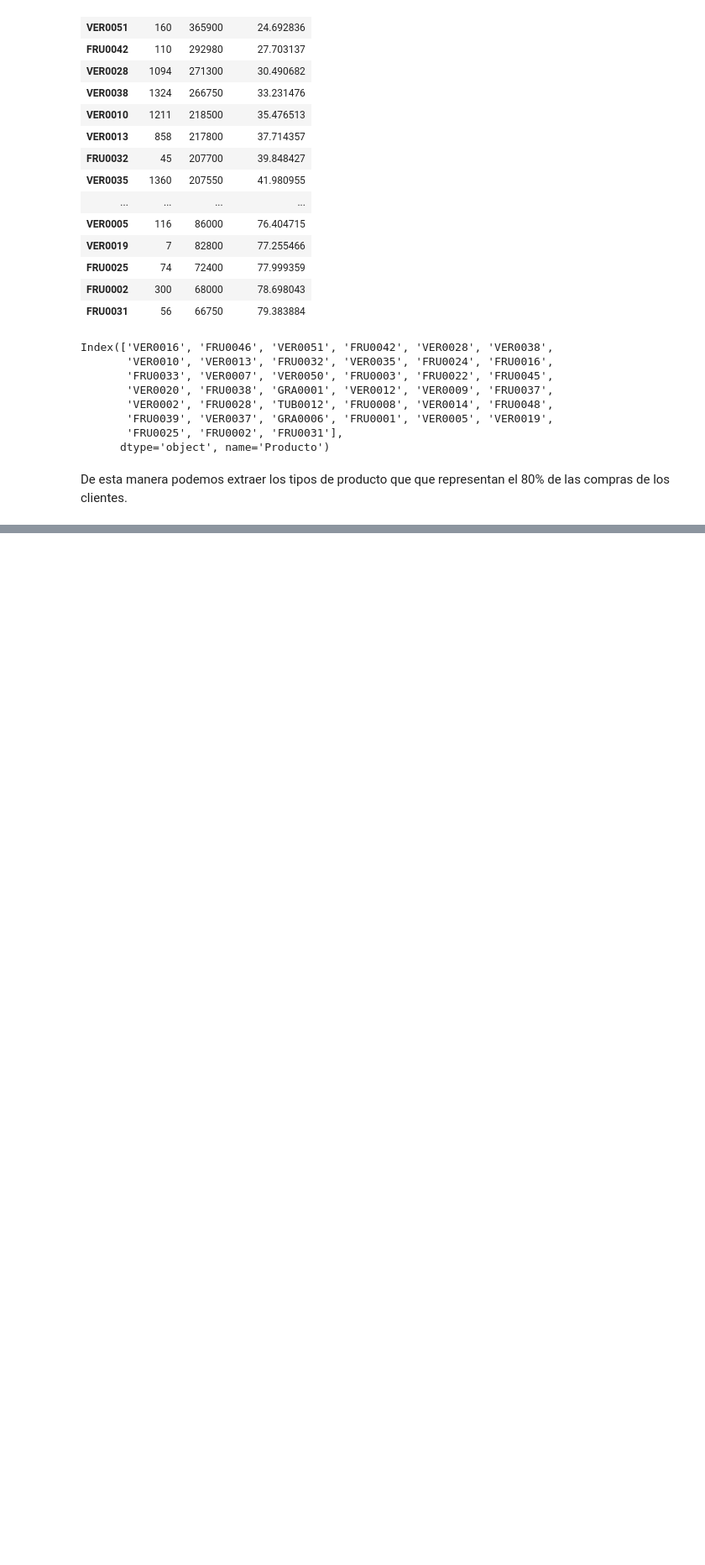
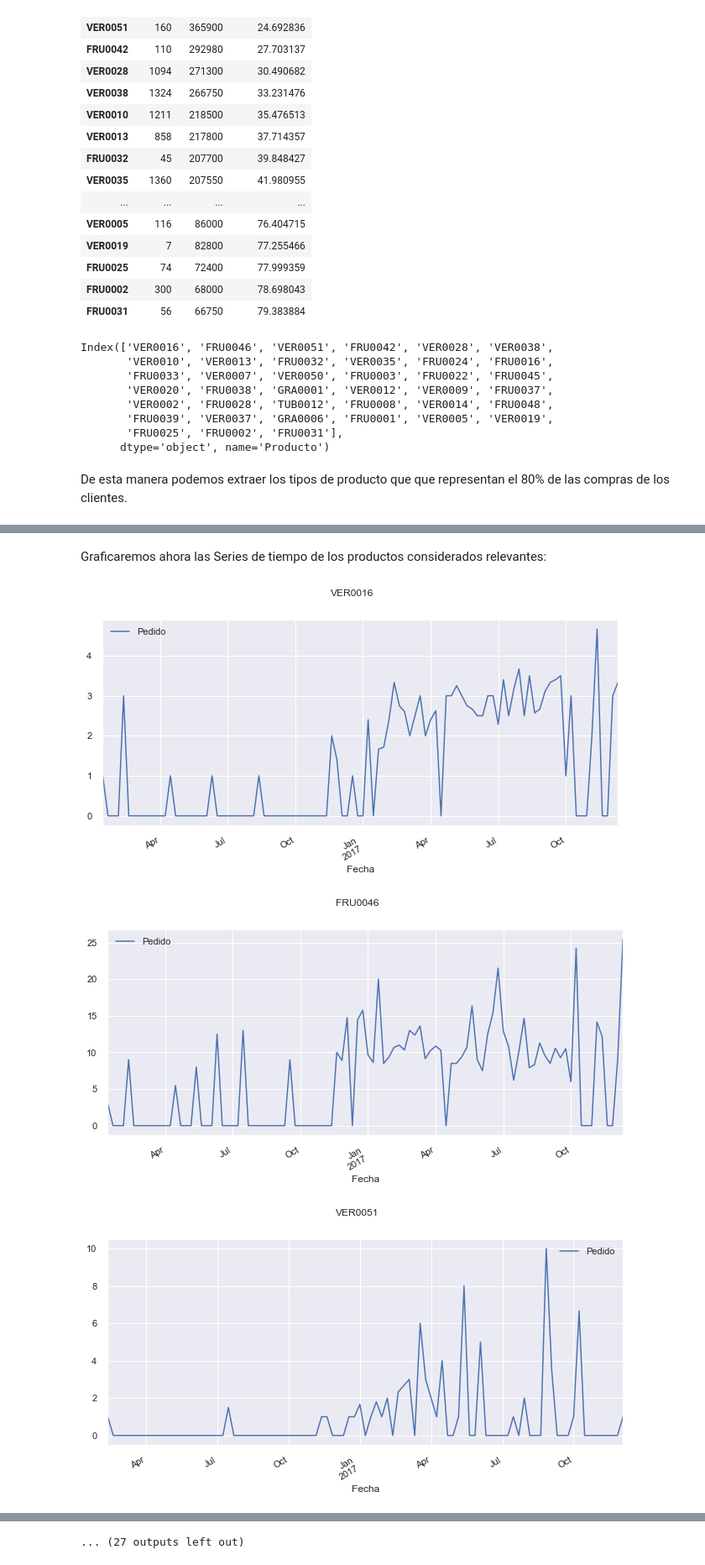
Before and after one commit to diegojeda/Modelos-Avanzados-2, a Jupyter notebook: Micro Proyecto 1/MicroProyecto1_StartUp.ipynb, the cells around one changed output, grey strips where cells are left out. Shown at 84% size. Saved outputs shown, nothing was run; the diff lists cells and outputs as text; code cells hidden in the pictures; blank space fills up the shorter version.

```diff
--- a/Micro Proyecto 1/MicroProyecto1_StartUp.ipynb
+++ b/Micro Proyecto 1/MicroProyecto1_StartUp.ipynb
@@ -310,0 +359,11 @@ De esta manera podemos extraer los tipos de producto que que representan el 80%
+# %%
+Series = {}
+i=0
+for prod in var_red:
+    Series[prod] = pd.DataFrame(data.loc[data.Producto==var_red[i],["Fecha","Pedido"]])
+    Series[prod]["Fecha"] = pd.to_datetime(Series[prod]["Fecha"])
+    Series[prod].set_index('Fecha',inplace=True)
+    Series[prod]=Series[prod].sort_index(ascending=True)
+    Series[prod]=Series[prod].resample("w").mean()
+    Series[prod]=Series[prod].fillna(0)
+    i=i+1
@@ -310,0 +385,11 @@ De esta manera podemos extraer los tipos de producto que que representan el 80%
+# %% [markdown]
+Graficaremos ahora las Series de tiempo de los productos considerados relevantes:
+# %%
+plt.rcParams.update({'figure.max_open_warning': 0})
+
+for prod in var_red:
+    ax = Series[prod].plot(linestyle='-', figsize=(11, 5), subplots=True,title=prod);
+# %% [output]
+[figure, added]
+[figure, added]
+[figure, added]
@@ -310,0 +405 @@ De esta manera podemos extraer los tipos de producto que que representan el 80%
+... (27 outputs left out)
```
Also changed, not shown: parts of 44 cells of this notebook, 2 other files.
